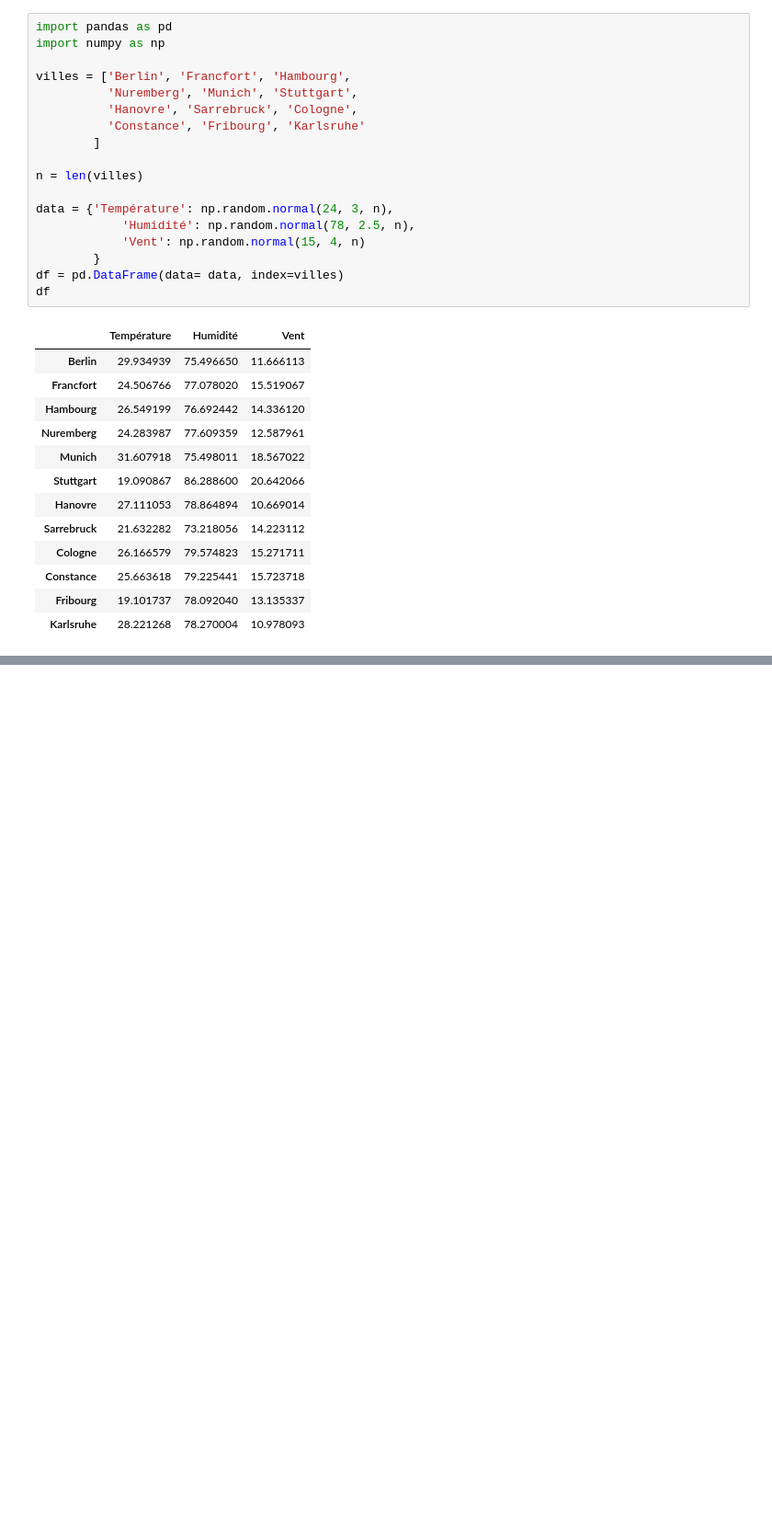
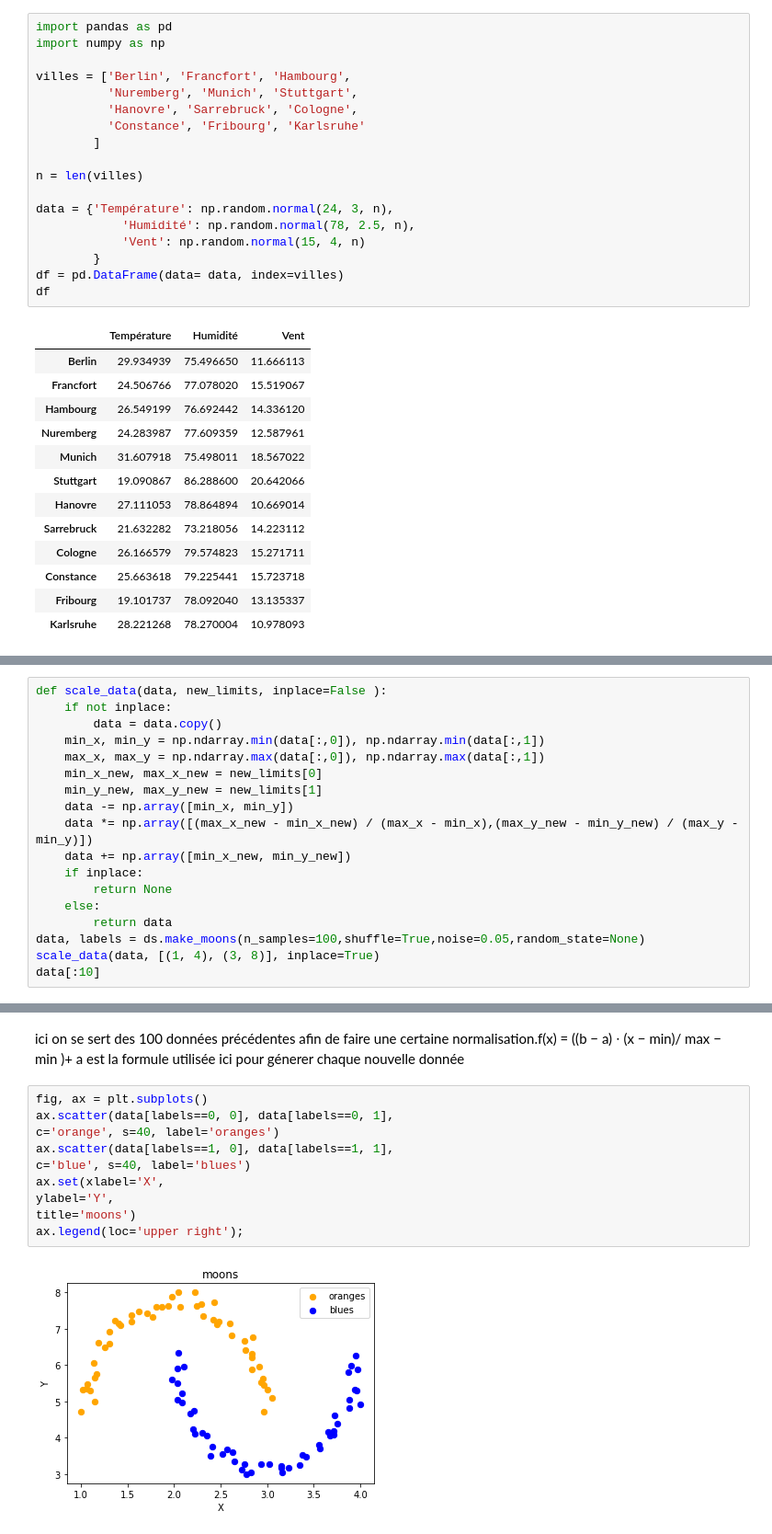
Before and after one commit to BillTanekeu/TP-TPE-INF-3236-Groupe-8, a Jupyter notebook: TP2_Génération_et_Lecture_des_données_avec_Python.ipynb, the cells around one changed output, grey strips where cells are left out. Shown: that part at 92% size. Cells and saved outputs as stored; diff of their text form; blank space fills up the shorter version.

```diff
--- a/TP2_Génération_et_Lecture_des_données_avec_Python.ipynb
+++ b/TP2_Génération_et_Lecture_des_données_avec_Python.ipynb
@@ -67,0 +309,18 @@ df
+# %%
+def scale_data(data, new_limits, inplace=False ):
+    if not inplace:
+        data = data.copy()
+    min_x, min_y = np.ndarray.min(data[:,0]), np.ndarray.min(data[:,1])
+    max_x, max_y = np.ndarray.max(data[:,0]), np.ndarray.max(data[:,1])
+    min_x_new, max_x_new = new_limits[0]
+    min_y_new, max_y_new = new_limits[1]
+    data -= np.array([min_x, min_y])
+    data *= np.array([(max_x_new - min_x_new) / (max_x - min_x),(max_y_new - min_y_new) / (max_y - min_y)])
+    data += np.array([min_x_new, min_y_new])
+    if inplace:
+        return None
+    else:
+        return data
+data, labels = ds.make_moons(n_samples=100,shuffle=True,noise=0.05,random_state=None)
+scale_data(data, [(1, 4), (3, 8)], inplace=True)
+data[:10]
@@ -67,0 +338,14 @@ df
+# %% [markdown]
+ici on se sert des 100 données précédentes afin de faire une certaine normalisation.f(x) = ((b − a) ⋅ (x − min)/ max − min )+ a    est la formule utilisée ici pour génerer chaque nouvelle donnée
+# %%
+fig, ax = plt.subplots()
+ax.scatter(data[labels==0, 0], data[labels==0, 1],
+c='orange', s=40, label='oranges')
+ax.scatter(data[labels==1, 0], data[labels==1, 1],
+c='blue', s=40, label='blues')
+ax.set(xlabel='X',
+ylabel='Y',
+title='moons')
+ax.legend(loc='upper right');
+# %% [output]
+[figure, added]
```
Also changed, not shown: parts of 25 cells of this notebook.
